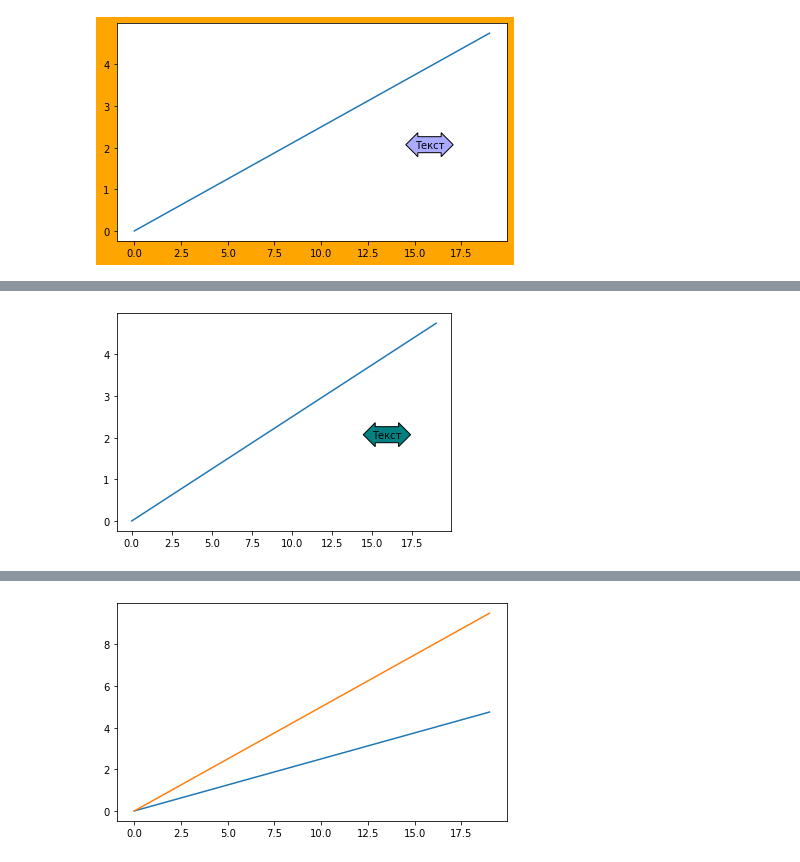
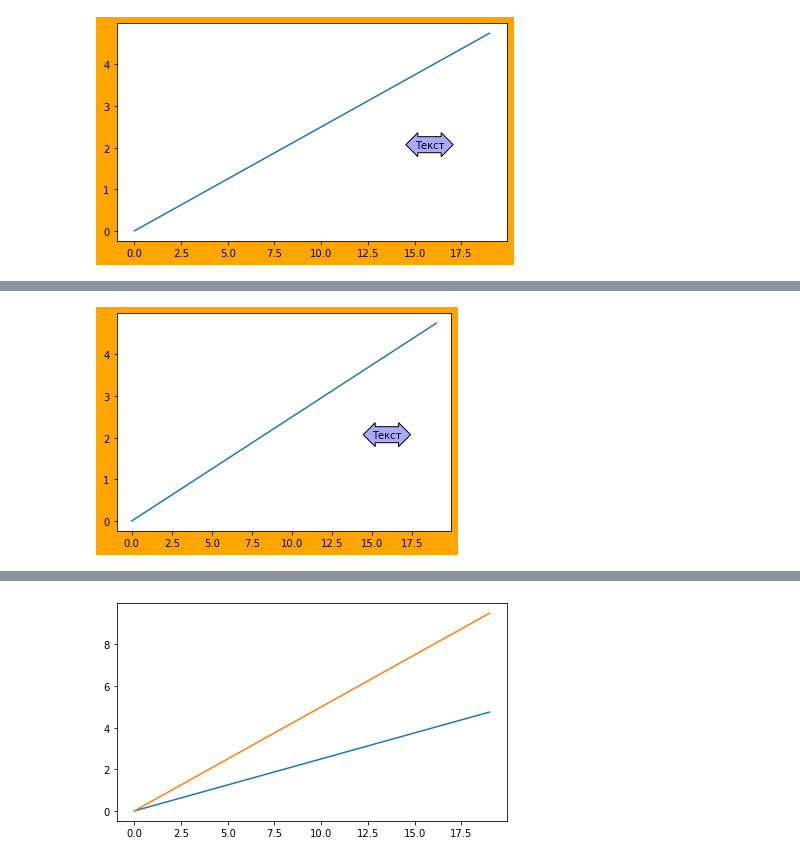
Before and after one commit to Graf35/practice, a Jupyter notebook: chapter_1/blok_4/1.4.2/Task_1.4.2.ipynb, the cells around one changed output, grey strips where cells are left out. Cells and saved outputs as stored; diff of their text form; code cells hidden in the pictures.

```diff
--- a/chapter_1/blok_4/1.4.2/Task_1.4.2.ipynb
+++ b/chapter_1/blok_4/1.4.2/Task_1.4.2.ipynb
@@ -64,9 +89,10 @@ plt.show()
 # %%
 fig = plt.figure()
 ax = fig.add_subplot(111)
+fig.set(facecolor='orange')
 ax.text(15, 2, 'Текст', bbox={'boxstyle':'darrow', 'facecolor':
-'teal'})
+'#AAAAFF'})
 ax.plot(np.arange(0, 5, 0.25))
 plt.show()
 # %% [output]
-[figure, old version]
+[figure, new version]
```
Also changed, not shown: parts of 5 cells of this notebook, 4 other files.
